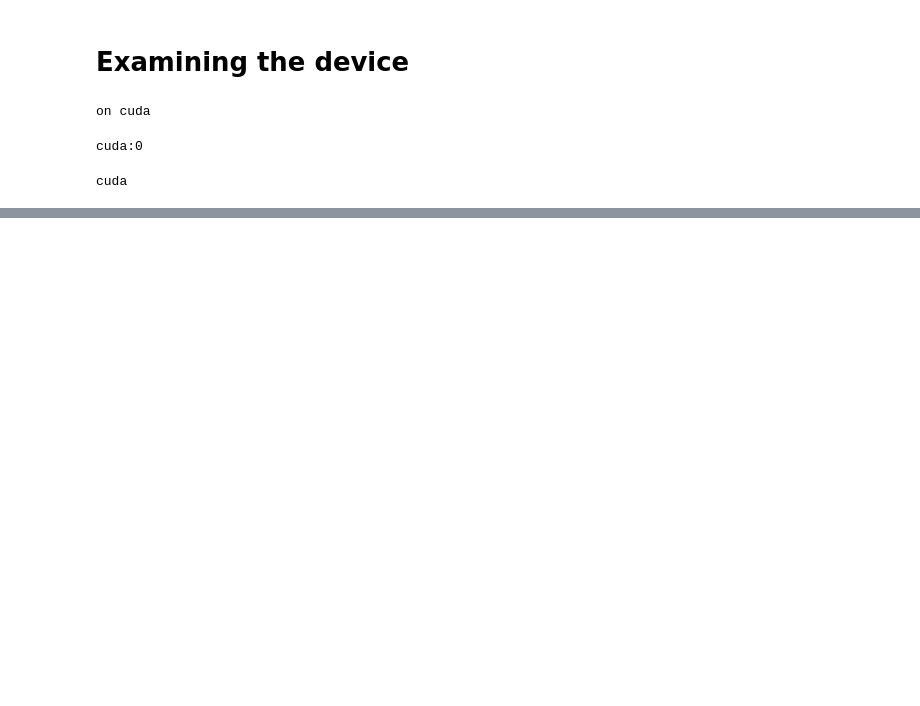
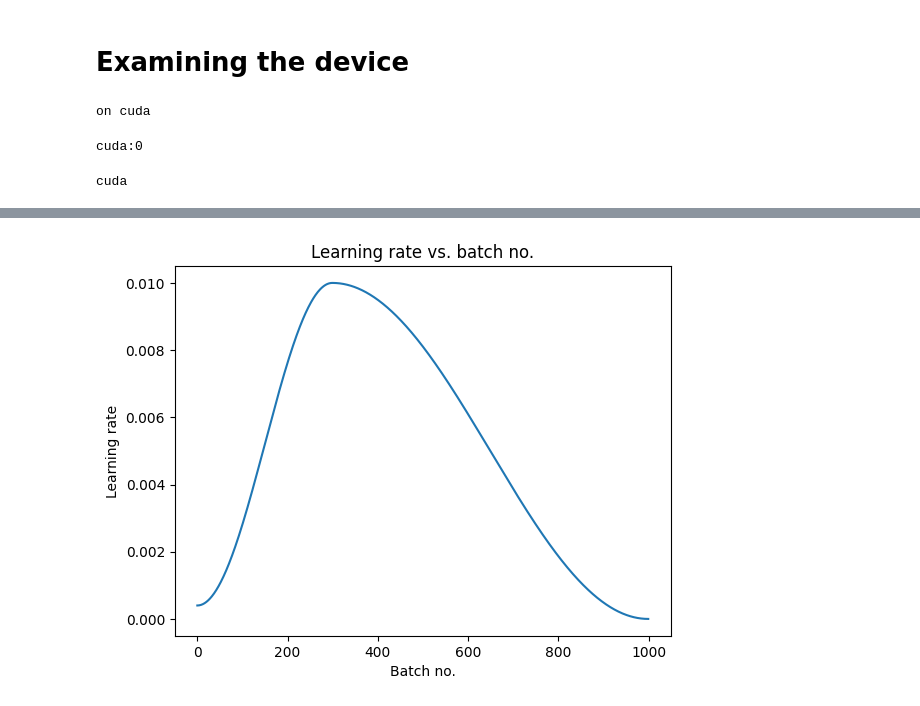
Before and after one commit to loveplay1983/zero-to-gan-practice-xuan, a Jupyter notebook: 05b-cifar10-resnet/05-optimization-practice.ipynb, the cells around one changed output, grey strips where cells are left out. Drawn from its saved outputs; the diff is of its cells as text; code cells hidden in the pictures; blank space fills up the shorter version.

```diff
--- a/05b-cifar10-resnet/05-optimization-practice.ipynb
+++ b/05b-cifar10-resnet/05-optimization-practice.ipynb
@@ -512,0 +411,11 @@ plot_losses(history)
+# %%
+def plot_lrs(history):
+    lrs = np.concatenate([x.get("lrs", []) for x in history])
+    plt.plot(lrs)
+    plt.xlabel("Batch no.")
+    plt.ylabel("Learning rate")
+    plt.title("Learning rate vs. batch no.")
+# %%
+plot_lrs(history)
+# %% [output]
+[figure, added]
```
Also changed, not shown: parts of 12 cells of this notebook, 4 other files.
